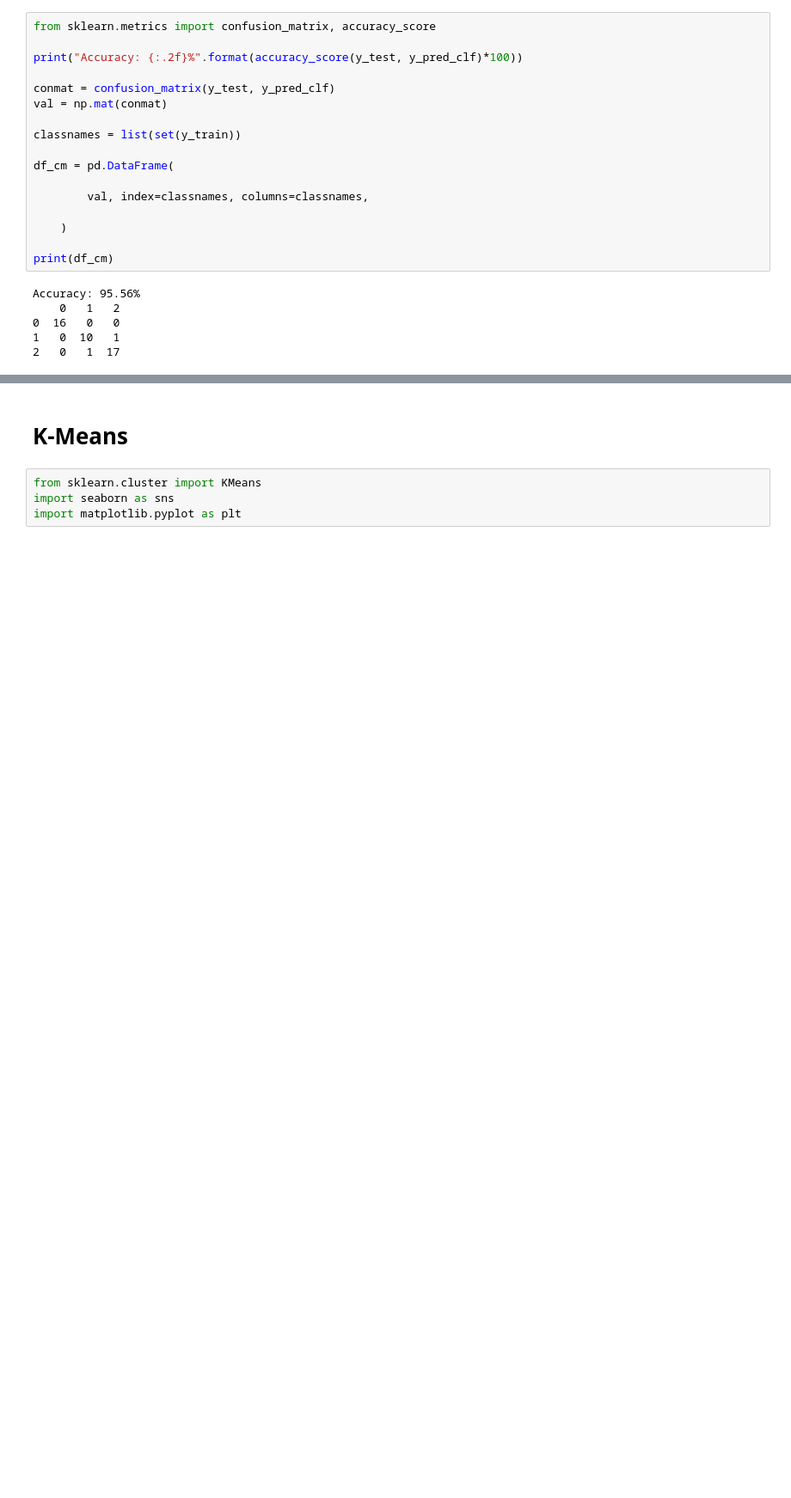
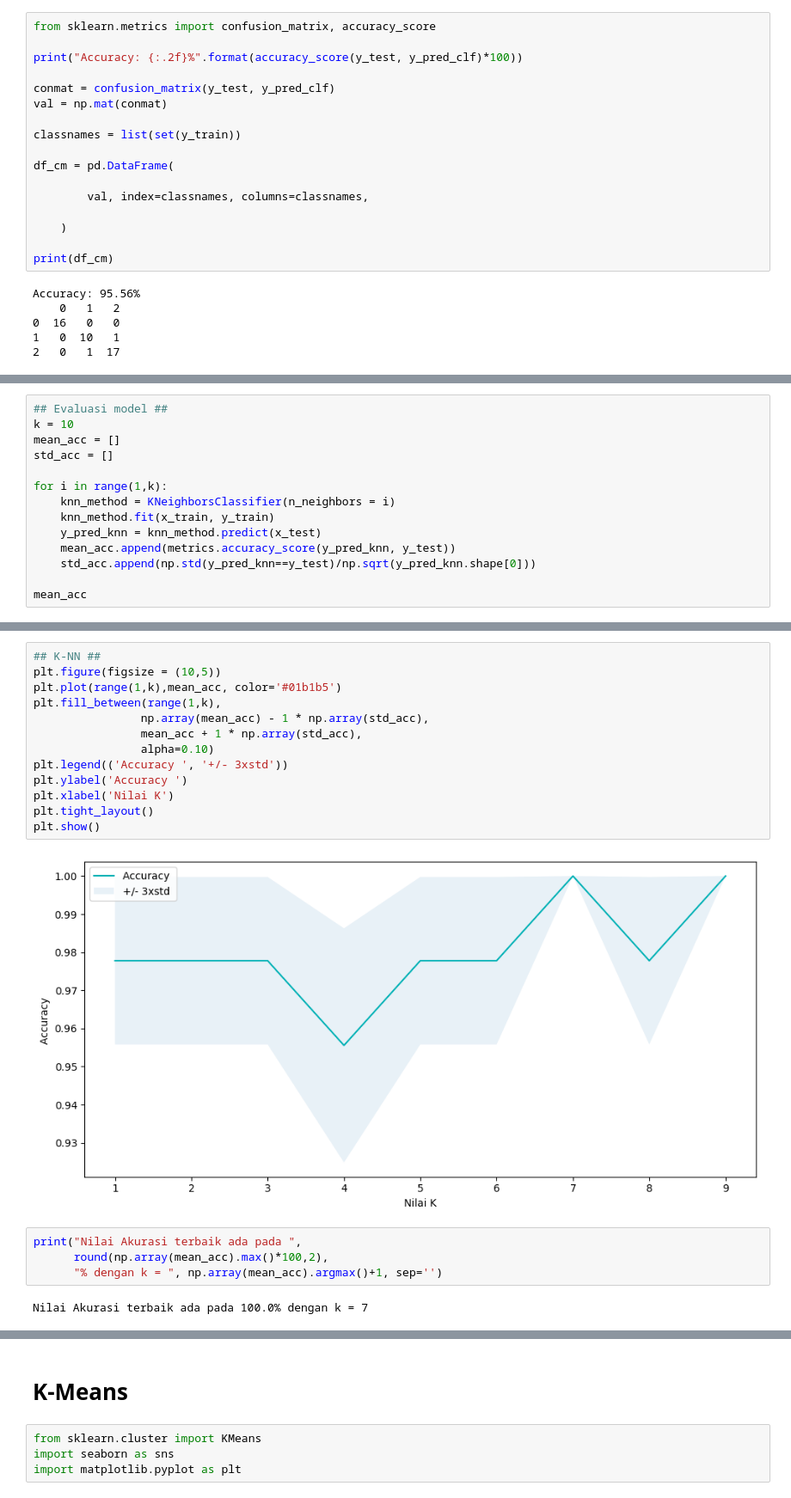
Before and after one commit to fnilvuwu/iris-classification-ml, a Jupyter notebook: iris_classification_ml.ipynb, the cells around one changed output, grey strips where cells are left out. Shown: that part at 86% size. Saved outputs shown, nothing was run; the diff lists cells and outputs as text; blank space fills up the shorter version.

```diff
--- a/iris_classification_ml.ipynb
+++ b/iris_classification_ml.ipynb
@@ -198,0 +220,14 @@ Accuracy: 95.56%
+# %%
+## Evaluasi model ##
+k = 10
+mean_acc = []
+std_acc = []
+
+for i in range(1,k):
+    knn_method = KNeighborsClassifier(n_neighbors = i)
+    knn_method.fit(x_train, y_train)
+    y_pred_knn = knn_method.predict(x_test)
+    mean_acc.append(metrics.accuracy_score(y_pred_knn, y_test))
+    std_acc.append(np.std(y_pred_knn==y_test)/np.sqrt(y_pred_knn.shape[0]))
+
+mean_acc
@@ -198,0 +244,21 @@ Accuracy: 95.56%
+# %%
+## K-NN ##
+plt.figure(figsize = (10,5))
+plt.plot(range(1,k),mean_acc, color='#01b1b5')
+plt.fill_between(range(1,k),
+                np.array(mean_acc) - 1 * np.array(std_acc),
+                mean_acc + 1 * np.array(std_acc),
+                alpha=0.10)
+plt.legend(('Accuracy ', '+/- 3xstd'))
+plt.ylabel('Accuracy ')
+plt.xlabel('Nilai K')
+plt.tight_layout()
+plt.show()
+# %% [output]
+[figure, added]
+# %%
+print("Nilai Akurasi terbaik ada pada ",
+      round(np.array(mean_acc).max()*100,2),
+      "% dengan k = ", np.array(mean_acc).argmax()+1, sep='')
+# %% [output]
+Nilai Akurasi terbaik ada pada 100.0% dengan k = 7
```
Also changed, not shown: parts of 29 cells of this notebook.
